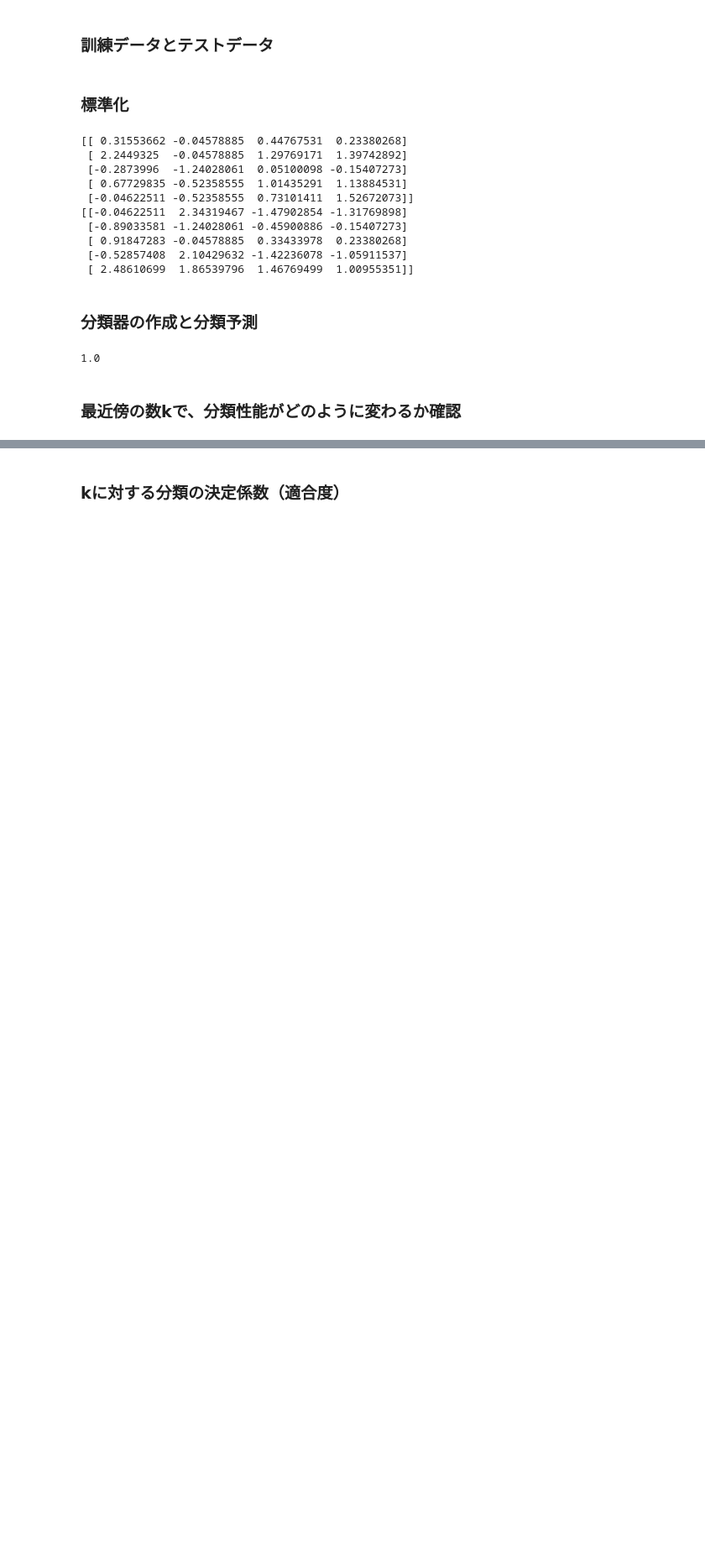
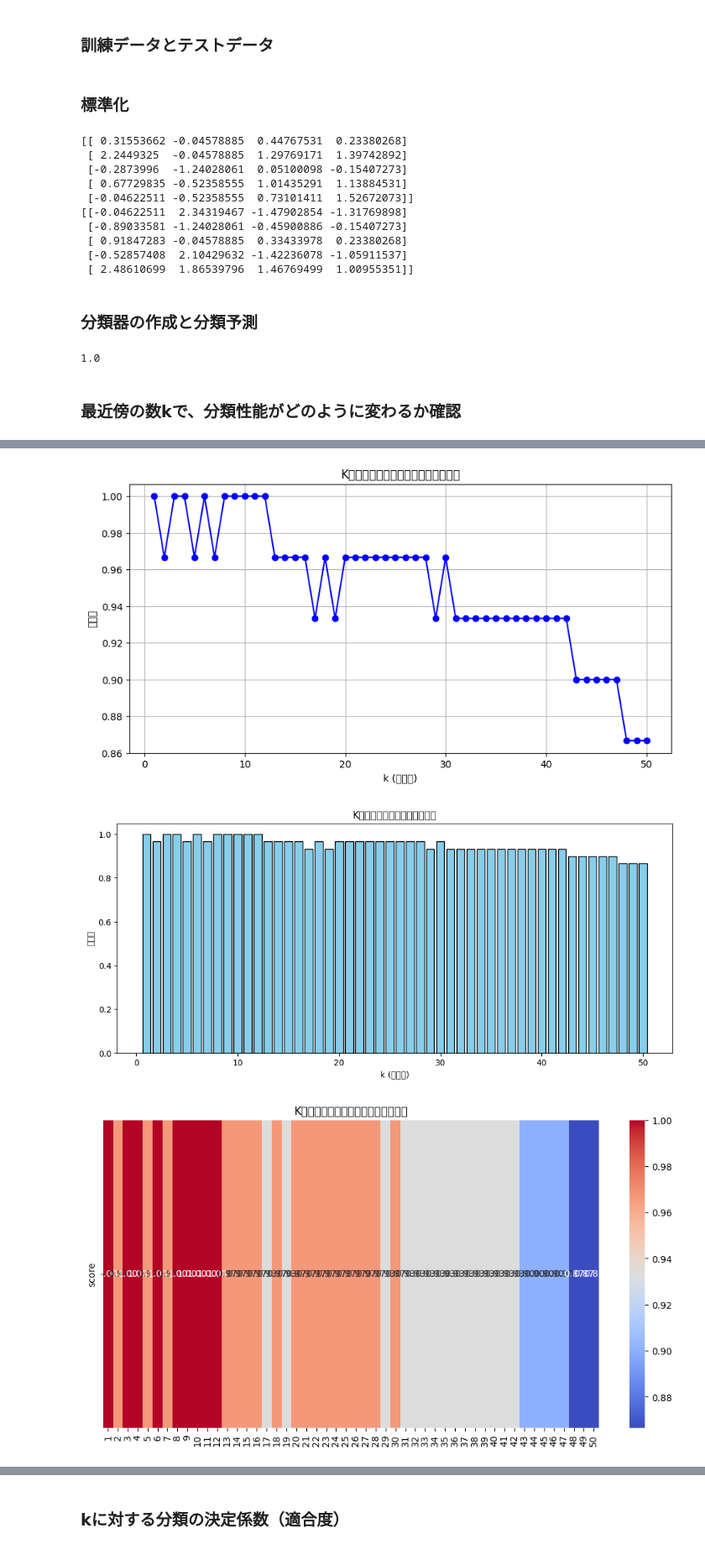
Before and after one commit to henka-d87tg83ic2/ML_Utils_Collection, a Jupyter notebook: f_PR_kNN2_cb.ipynb, the cells around one changed output, grey strips where cells are left out. Shown at 84% size. Saved outputs shown, nothing was run; the diff lists cells and outputs as text; code cells hidden in the pictures; blank space fills up the shorter version.

```diff
--- a/f_PR_kNN2_cb.ipynb
+++ b/f_PR_kNN2_cb.ipynb
@@ -168,0 +368,63 @@ for k in range(1, 51):
+# %%
+list_k = []
+list_score = []
+
+# ===== kを変えながらモデルを順番に学習
+for k in range(1, 51):
+  # KNeighborsClassifier
+  clf_knn1 = KNeighborsClassifier(n_neighbors = k)
+  clf_knn1.fit(x_train_std, y_train)
+
+  # 評価
+  # スコア R^2（決定係数）
+  score = clf_knn1.score(x_test_std, y_test)
+  print("[%d]  score = %.2f" % (k, score))
+
+  list_k.append(k)
+  list_score.append(score)
+#-----------------------
+import matplotlib.pyplot as plt
+import seaborn as sns
+import numpy as np
+
+# list_k, list_score が既に定義されている前提
+
+# 1. 折れ線グラフ
+plt.figure(figsize=(10,5))
+plt.plot(list_k, list_score, marker='o', color='blue')
+plt.title("K値とスコアの関係（折れ線グラフ）")
+plt.xlabel("k (近傍数)")
+plt.ylabel("スコア")
+plt.grid(True)
+plt.show()
+
+# 2. 棒グラフ
+plt.figure(figsize=(12,5))
+plt.bar(list_k, list_score, color='skyblue', edgecolor='black')
+plt.title("K値ごとのスコア（棒グラフ）")
+plt.xlabel("k (近傍数)")
+plt.ylabel("スコア")
+plt.show()
+
+# 3. ヒートマップ風可視化
+plt.figure(figsize=(12,6))
+sns.heatmap(np.array(list_score).reshape(1,-1),
+            cmap="coolwarm", annot=True, fmt=".2f",
+            xticklabels=list_k, yticklabels=["score"])
+plt.title("K値ごとのスコア（ヒートマップ風）")
+plt.show()
+
+# 4. 最良スコアの強調
+best_k = list_k[np.argmax(list_score)]
+best_score = max(list_score)
+
+plt.figure(figsize=(10,5))
+plt.plot(list_k, list_score, marker='o', color='blue')
+plt.scatter(best_k, best_score, color='red', s=200, marker='*', label=f"Best k={best_k}, score={best_score:.2f}")
+plt.title("最良スコアの強調表示")
+plt.xlabel("k (近傍数)")
+plt.ylabel("スコア")
+plt.legend()
+plt.grid(True)
+plt.show()
+# %% [output]
@@ -168,0 +448,3 @@ for k in range(1, 51):
+[figure, added]
+[figure, added]
+[figure, added]
```
Also changed, not shown: parts of 14 cells of this notebook.
